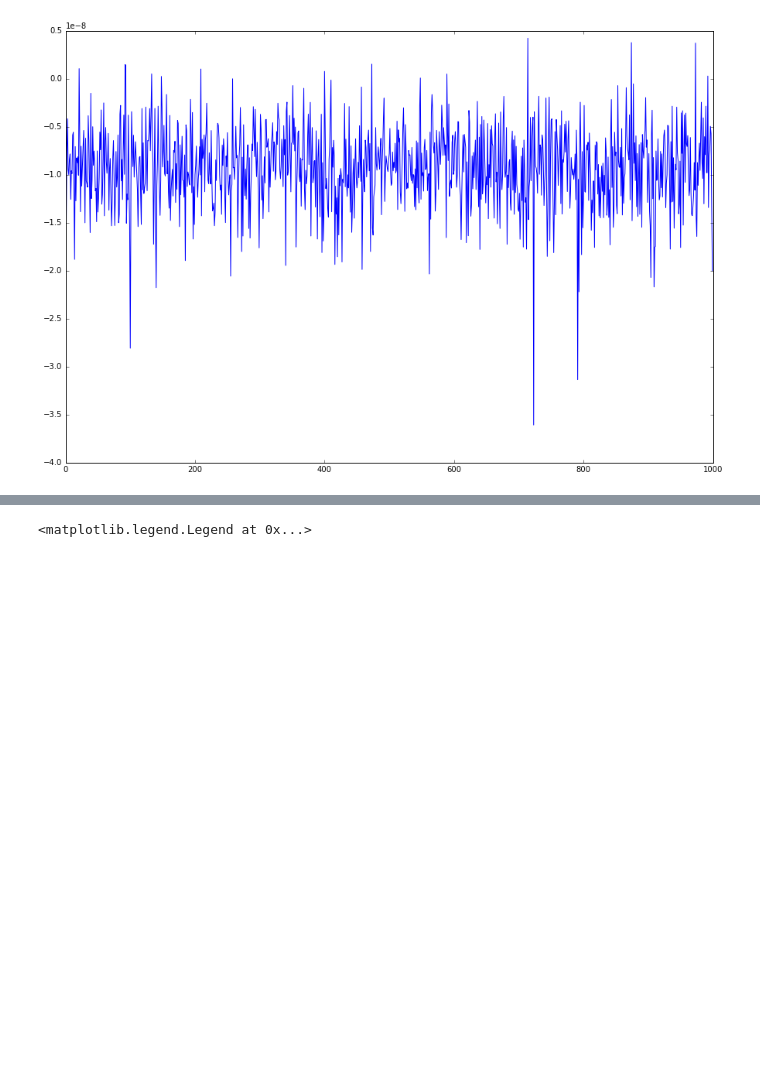
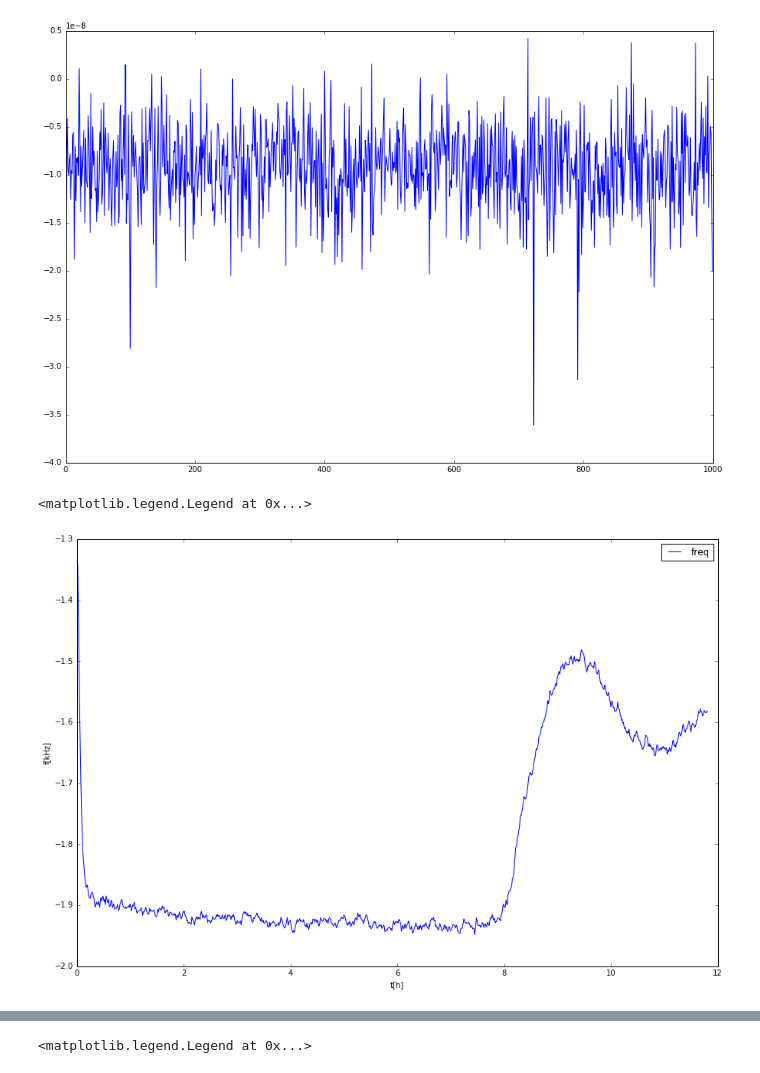
Before and after one commit to bmxdemo/bmxproject, a Jupyter notebook: ipynb/tonetone.ipynb, the cells around one changed output, grey strips where cells are left out. Saved outputs shown, nothing was run; the diff lists cells and outputs as text; code cells hidden in the pictures; blank space fills up the shorter version.

```diff
--- a/ipynb/tonetone.ipynb
+++ b/ipynb/tonetone.ipynb
@@ -45,6 +45,15 @@ plt.plot(chxa/np.sqrt(ch1*ch2)-1)
 # %% [output]
 [<matplotlib.lines.Line2D at 0x...>]
 [figure]
+# %%
+plt.figure(figsize=(15,10))
+plt.plot(ta,freq,label='freq')
+plt.ylabel("f[kHz]")
+plt.xlabel("t[h]")
+plt.legend()
+# %% [output]
+<matplotlib.legend.Legend at 0x...>
+[figure, added]
 # %%
 plt.figure(figsize=(15,10))
 plt.plot(ta,chxp,label='phase')
```
Also changed, not shown: parts of 3 cells of this notebook.
